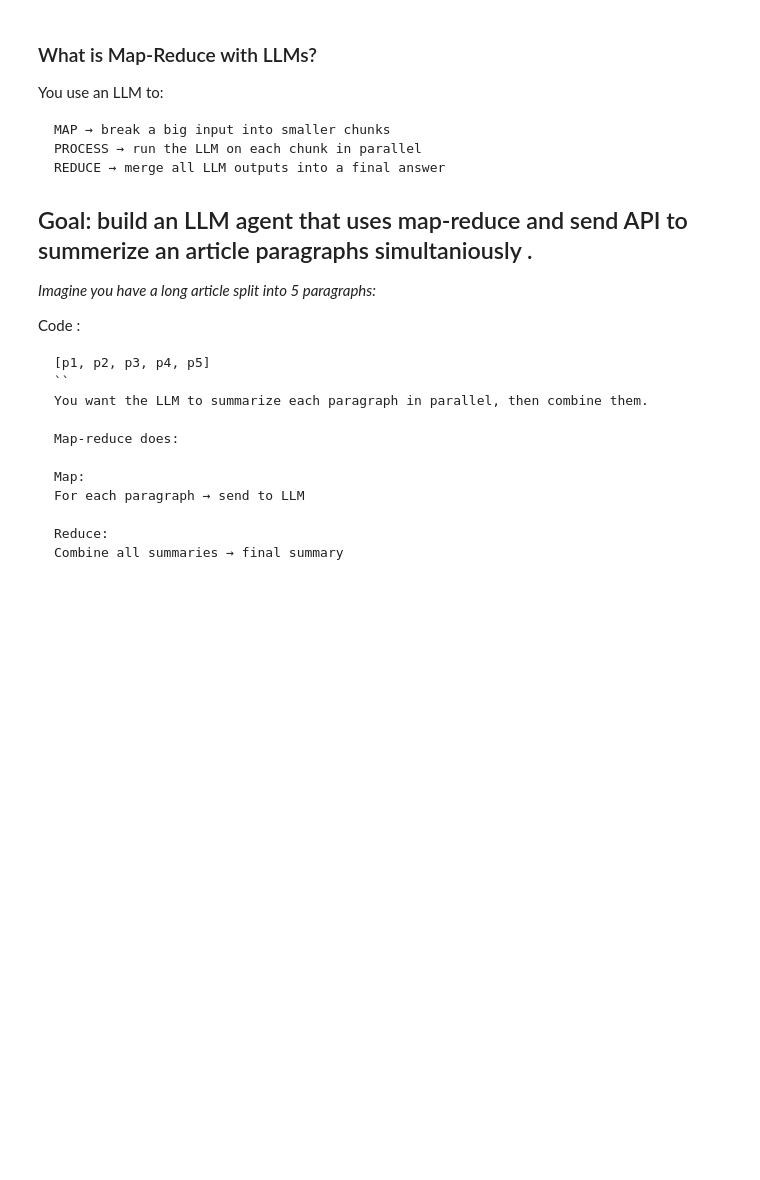
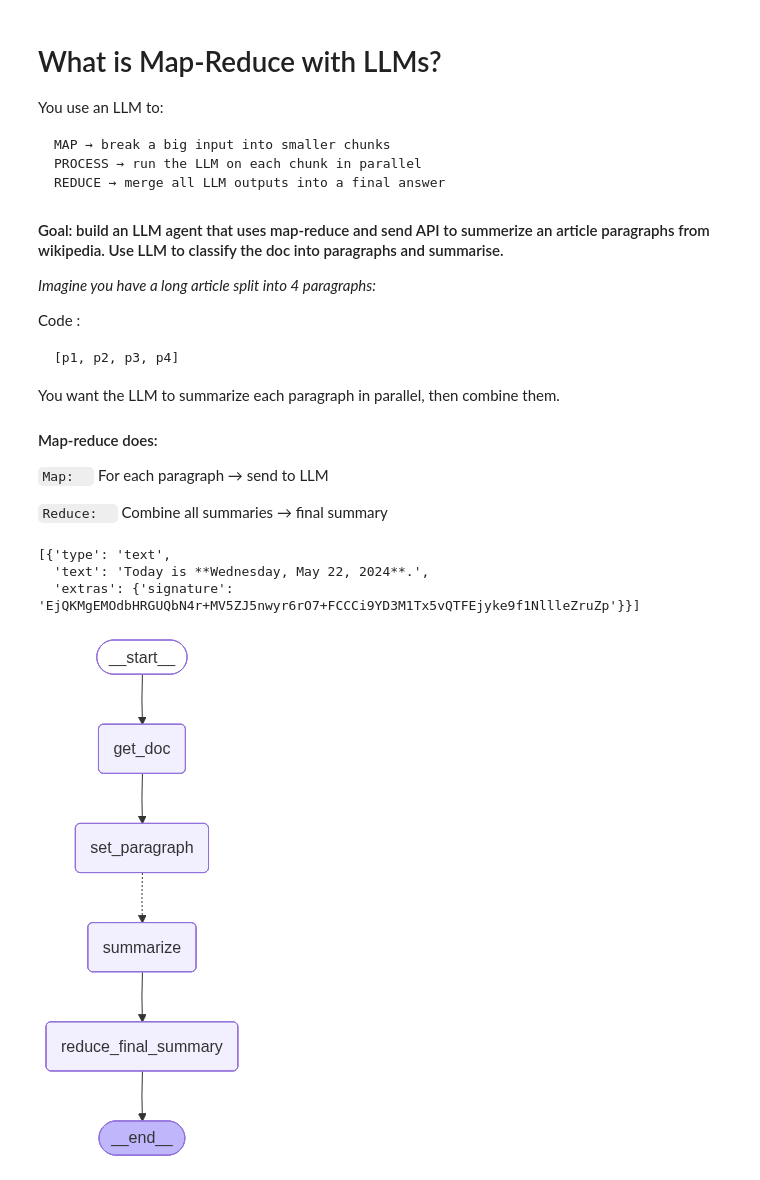
Before and after one commit to divya-gh/LangGraph-Course, a Jupyter notebook: Code/Lesson_4/map-reduce-sendAPI-LLM-2.ipynb, the cells around one changed output. Drawn from its saved outputs; the diff is of its cells as text; code cells hidden in the pictures; blank space fills up the shorter version.

````diff
--- a/Code/Lesson_4/map-reduce-sendAPI-LLM-2.ipynb
+++ b/Code/Lesson_4/map-reduce-sendAPI-LLM-2.ipynb
@@ -1,25 +1,25 @@
 # %% [markdown]
-### What is Map‑Reduce with LLMs?
+# What is Map‑Reduce with LLMs?
 You use an LLM to:
 
     MAP → break a big input into smaller chunks
     PROCESS → run the LLM on each chunk in parallel
     REDUCE → merge all LLM outputs into a final answer
 
-## Goal: build an LLM agent that uses map-reduce and send API to summerize an article paragraphs simultaniously .
+#### Goal: build an LLM agent that uses map-reduce and send API to summerize an article paragraphs from wikipedia. Use LLM to classify the doc into paragraphs and summarise.
 
-*Imagine you have a long article split into 5 paragraphs:*
+*Imagine you have a long article split into 4 paragraphs:*
 
 Code :
 ```
-[p1, p2, p3, p4, p5]
-``
+[p1, p2, p3, p4]
+```
 You want the LLM to summarize each paragraph in parallel, then combine them.
 
-Map‑reduce does:
+#### Map‑reduce does:
 
-Map:
+`Map:  `
 For each paragraph → send to LLM
 
-Reduce:
+`Reduce:  `
 Combine all summaries → final summary
@@ -25,0 +34,14 @@ Combine all summaries → final summary
+# %%
+# creat llm
+from google import genai
+from langchain_google_genai import ChatGoogleGenerativeAI
+
+client = genai.Client(api_key=os.environ["GOOGLE_API_KEY"])
+
+llm = ChatGoogleGenerativeAI( model= "gemini-flash-lite-latest" ,
+                              temperature = 0.2 )
+llm.invoke("What day is this?").content
+# %% [output]
+[{'type': 'text',
+  'text': 'Today is **Wednesday, May 22, 2024**.',
+  'extras': {'signature': 'EjQKMgEMOdbHRGUQbN4r+MV5ZJ5nwyr6rO7+FCCCi9YD3M1Tx5vQTFEjyke9f1NllleZruZp'}}]
@@ -25,0 +109,25 @@ Combine all summaries → final summary
+# %%
+# build graph
+from langgraph.graph import StateGraph, START , END
+
+builder = StateGraph(overallState)
+
+# add nodes
+builder.add_node('get_doc' , get_doc)
+builder.add_node('set_paragraph' , set_para)
+builder.add_node('summarize' , summarize)
+builder.add_node('reduce_final_summary' , reduce_final_summary)
+
+# add flow
+builder.set_entry_point('get_doc')
+builder.add_edge('get_doc', 'set_paragraph')
+builder.add_conditional_edges('set_paragraph' , map_summarize, ['summarize'])
+builder.add_edge('summarize', 'reduce_final_summary')
+builder.add_edge('reduce_final_summary', END)
+
+# compile
+graph = builder.compile()
+
+graph
+# %% [output]
+[figure, added]
````
Also changed, not shown: parts of 4 cells of this notebook, 1 other file.
